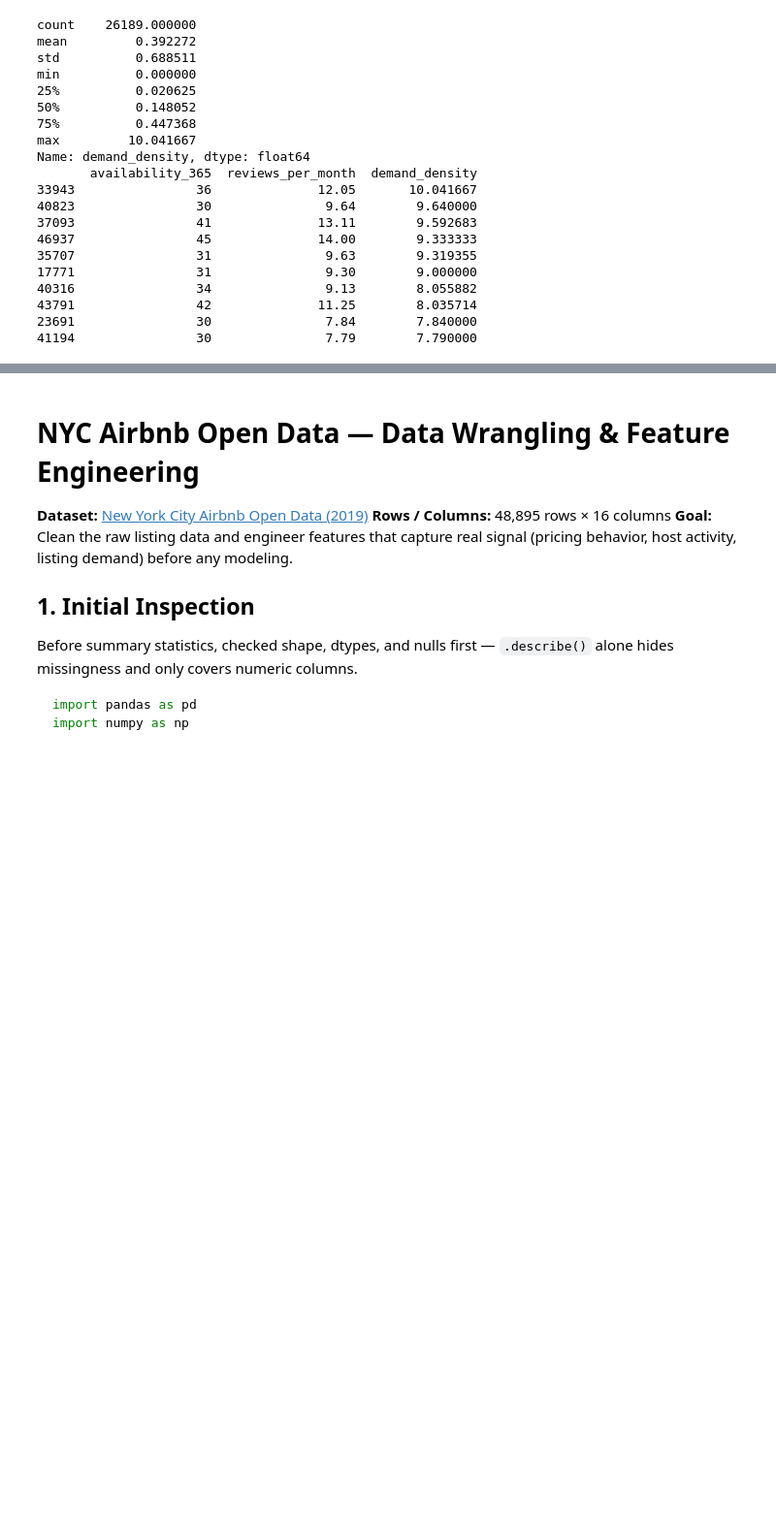
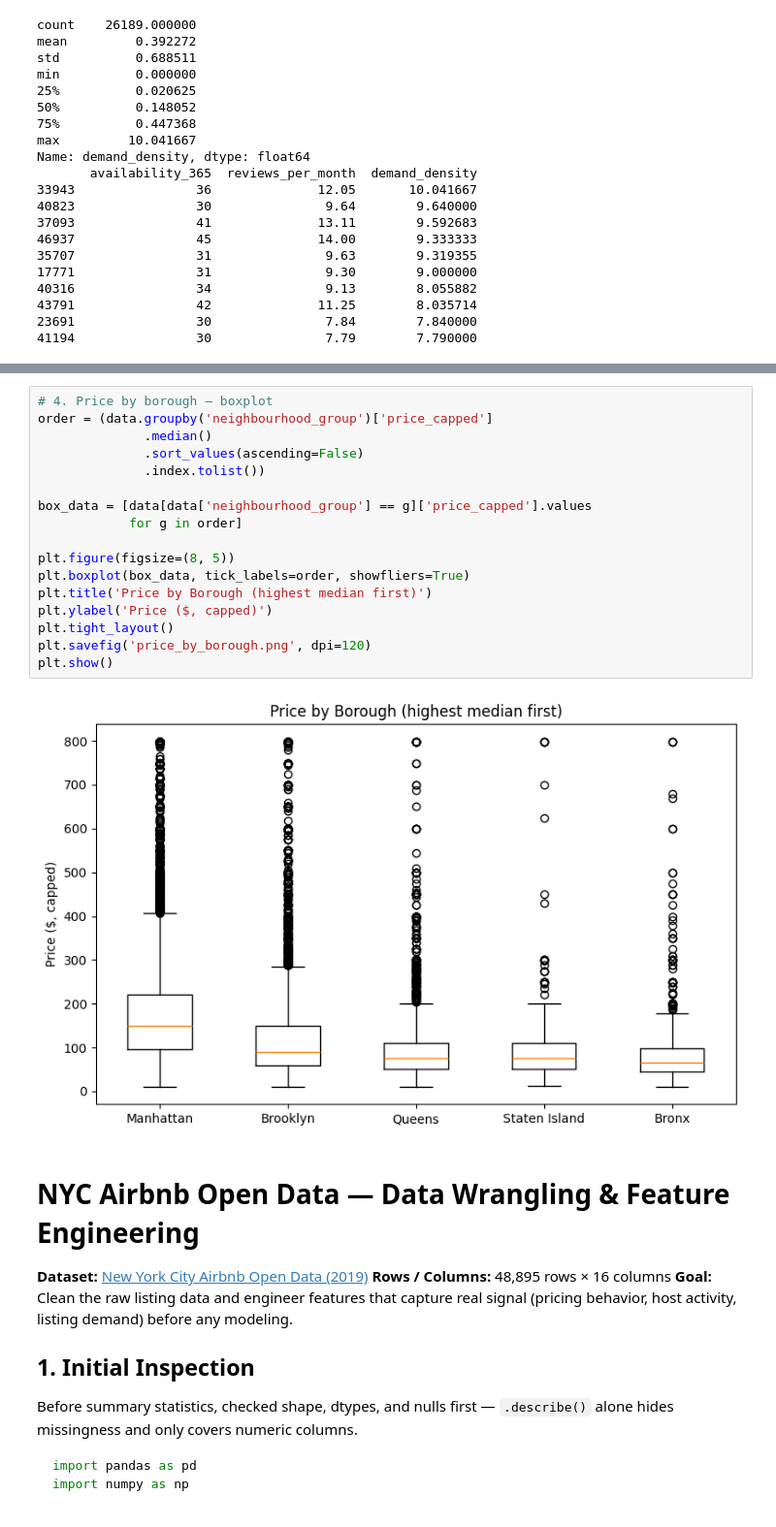
Before and after one commit to allanhue/Data-Science, a Jupyter notebook: airbnb-nyc-listings.ipynb, the cells around one changed output, grey strips where cells are left out. Shown at 97% size. Saved outputs shown, nothing was run; the diff lists cells and outputs as text; blank space fills up the shorter version.

```diff
--- a/airbnb-nyc-listings.ipynb
+++ b/airbnb-nyc-listings.ipynb
@@ -174,3 +219,22 @@ Name: demand_density, dtype: float64
+# %%
+# 4. Price by borough — boxplot
+order = (data.groupby('neighbourhood_group')['price_capped']
+              .median()
+              .sort_values(ascending=False)
+              .index.tolist())
+
+box_data = [data[data['neighbourhood_group'] == g]['price_capped'].values
+            for g in order]
+
+plt.figure(figsize=(8, 5))
+plt.boxplot(box_data, tick_labels=order, showfliers=True)
+plt.title('Price by Borough (highest median first)')
+plt.ylabel('Price ($, capped)')
+plt.tight_layout()
+plt.savefig('price_by_borough.png', dpi=120)
+plt.show()
+# %% [output]
+[figure, added]
 # %% [markdown]
 # NYC Airbnb Open Data — Data Wrangling & Feature Engineering
 
```
Also changed, not shown: parts of 3 cells of this notebook.
